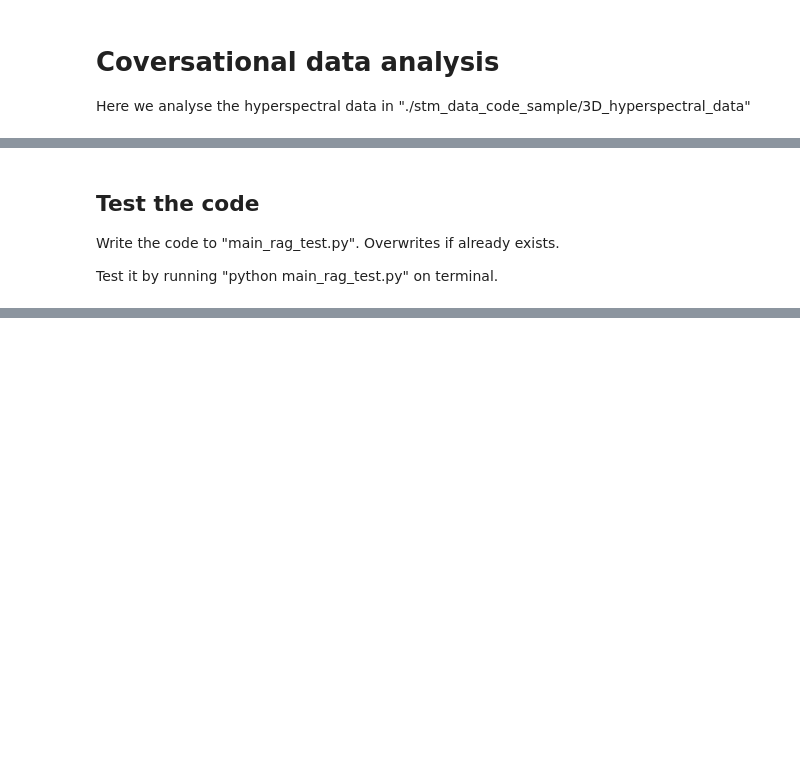
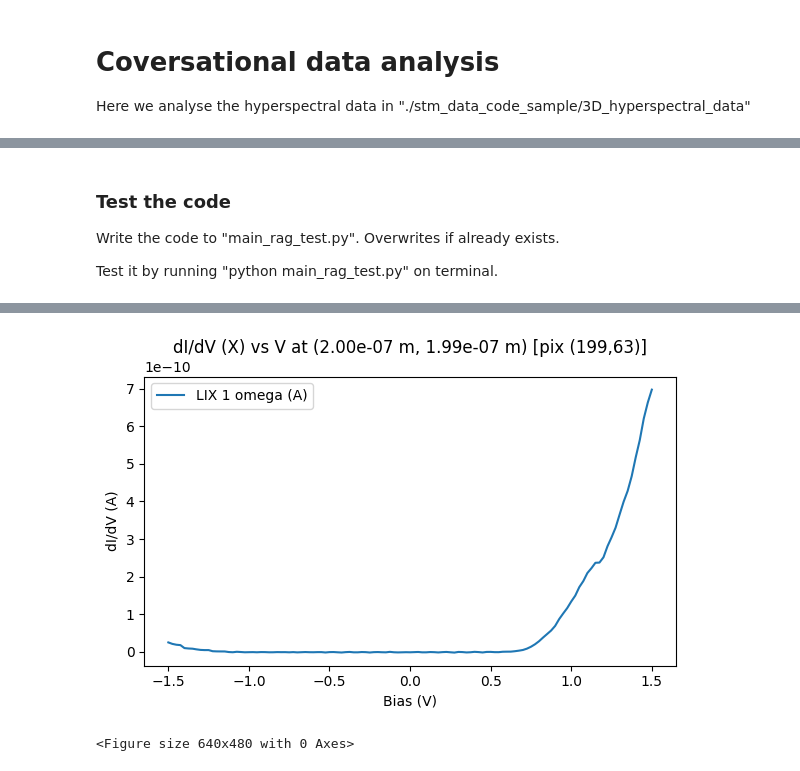
Before and after one commit to gnganesh99/RAG-for-SPM-data-analysis, a Jupyter notebook: conversational_RAG.ipynb, the cells around one changed output, grey strips where cells are left out. Saved outputs shown, nothing was run; the diff lists cells and outputs as text; code cells hidden in the pictures; blank space fills up the shorter version.

```diff
--- a/conversational_RAG.ipynb
+++ b/conversational_RAG.ipynb
@@ -687,11 +829,9 @@ plt.show()
 # %% [markdown]
-## Test the code
+### Test the code
 Write the code to "main_rag_test.py". Overwrites if already exists.
 
 Test it by running "python main_rag_test.py" on terminal.
 # %%
-write_generated_code_to_file(
-    code_str=answer2,
-    filename="main_rag_test.py",
-)
+write_generated_code_to_file(answer3, "main_rag_test.py")
+execute_code_file("main_rag_test.py")
 # %% [output]
@@ -698,0 +841,2 @@ WindowsPath('C:/Users/ggn/1_py_scripts/RAG/RAG_data_analysis_hackathon_2025/main
+[figure, added]
+<Figure size 640x480 with 0 Axes>
```
Also changed, not shown: parts of 24 cells of this notebook, 14 other files.
